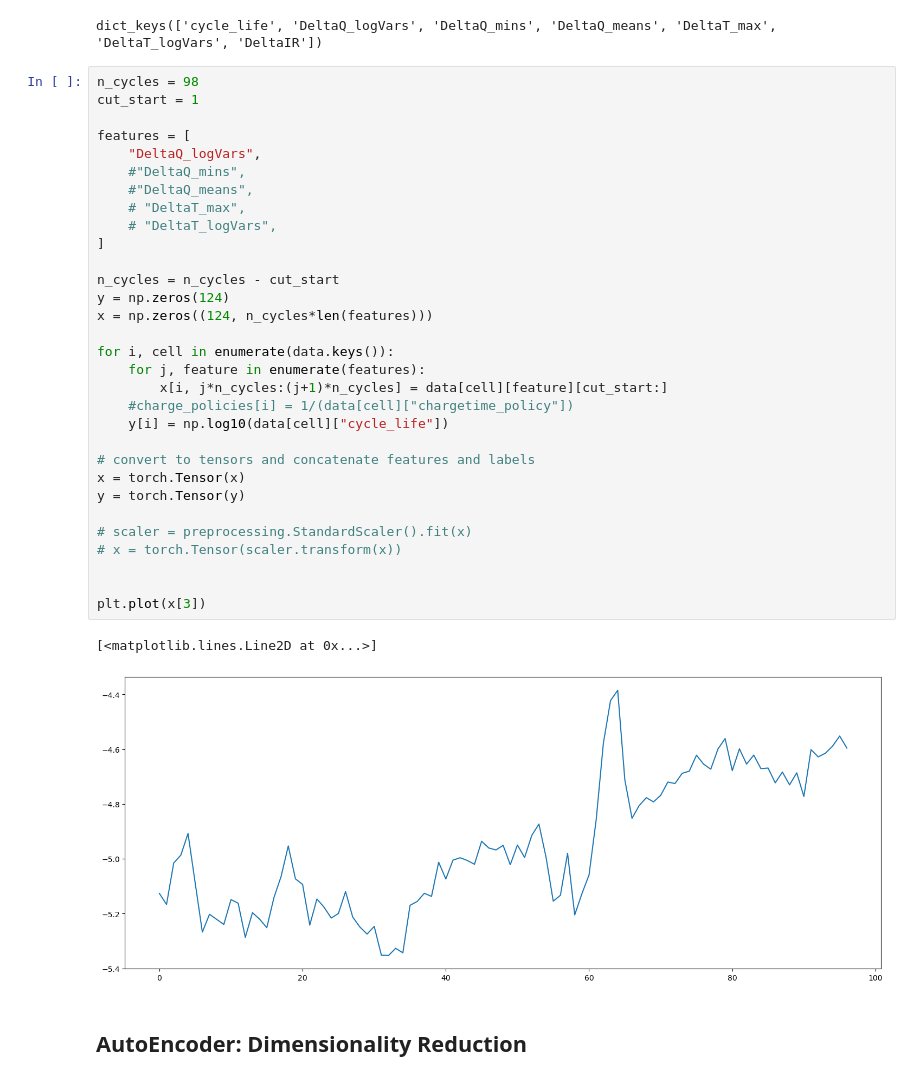
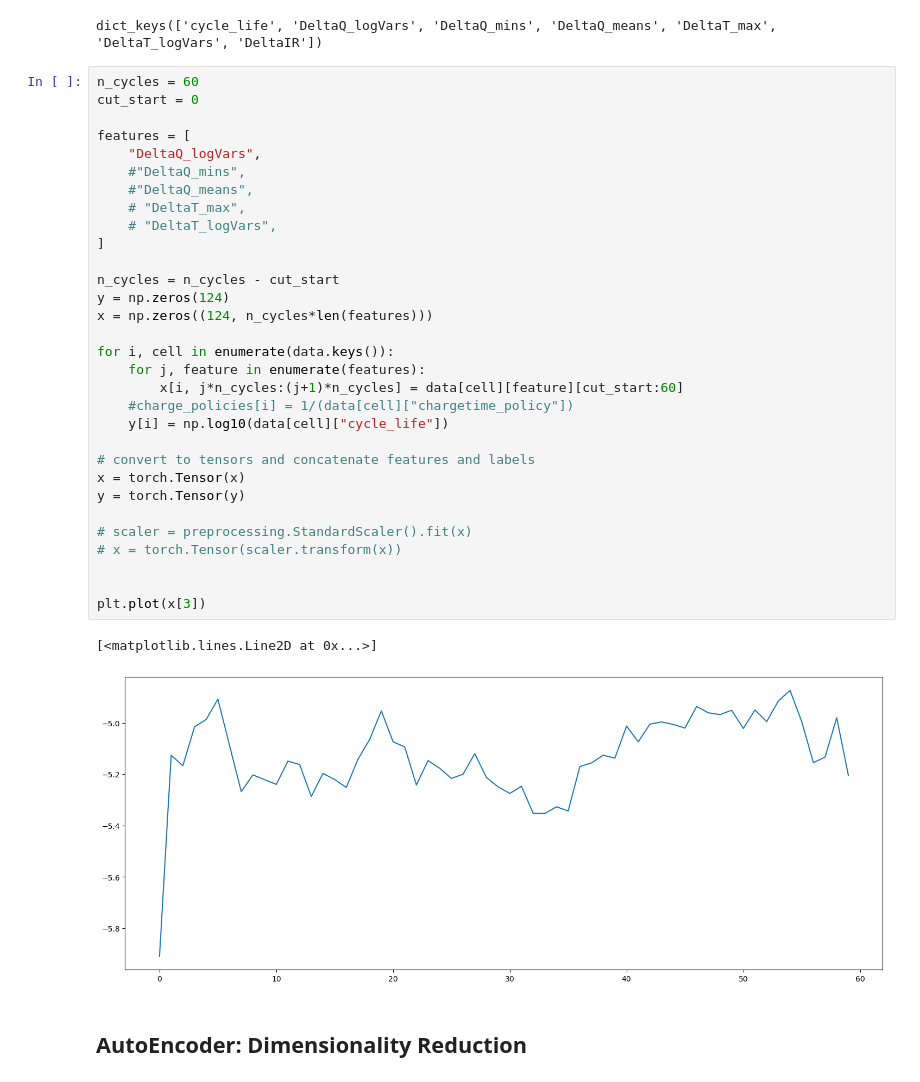
Before and after one commit to nathan99sun/HybridPred, a Jupyter notebook: source/AutoEncoders_DimensionReduction.ipynb, the cells around one changed output. Saved outputs shown, nothing was run; the diff lists cells and outputs as text.

```diff
--- a/source/AutoEncoders_DimensionReduction.ipynb
+++ b/source/AutoEncoders_DimensionReduction.ipynb
@@ -22,39 +22,39 @@ print(data['b1c1'].keys())
 # %% [output]
 dict_keys(['cycle_life', 'DeltaQ_logVars', 'DeltaQ_mins', 'DeltaQ_means', 'DeltaT_max', 'DeltaT_logVars', 'DeltaIR'])
 # %%
-n_cycles = 98
-cut_start = 1
+n_cycles = 60
+cut_start = 0
 
 features = [
     "DeltaQ_logVars",
     #"DeltaQ_mins",
     #"DeltaQ_means",
     # "DeltaT_max",
     # "DeltaT_logVars",
 ]
 
 n_cycles = n_cycles - cut_start
 y = np.zeros(124)
 x = np.zeros((124, n_cycles*len(features)))
 
 for i, cell in enumerate(data.keys()):
     for j, feature in enumerate(features):
-        x[i, j*n_cycles:(j+1)*n_cycles] = data[cell][feature][cut_start:]
+        x[i, j*n_cycles:(j+1)*n_cycles] = data[cell][feature][cut_start:60]
     #charge_policies[i] = 1/(data[cell]["chargetime_policy"])
     y[i] = np.log10(data[cell]["cycle_life"])
 
 # convert to tensors and concatenate features and labels
 x = torch.Tensor(x)
 y = torch.Tensor(y)
 
 # scaler = preprocessing.StandardScaler().fit(x)
 # x = torch.Tensor(scaler.transform(x))
 
 
 plt.plot(x[3])
 # %% [output]
 [<matplotlib.lines.Line2D at 0x...>]
-[figure, old version]
+[figure, new version]
 # %% [markdown]
 ## **AutoEncoder: Dimensionality Reduction**
 # %% [markdown]
```
Also changed, not shown: parts of 7 cells of this notebook, 2 other files.
